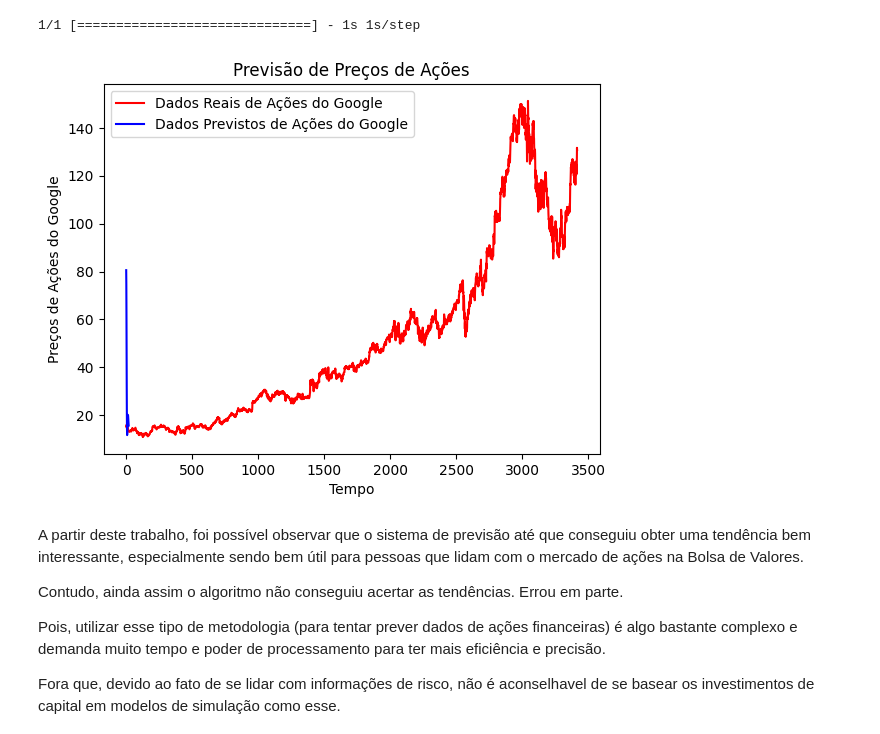
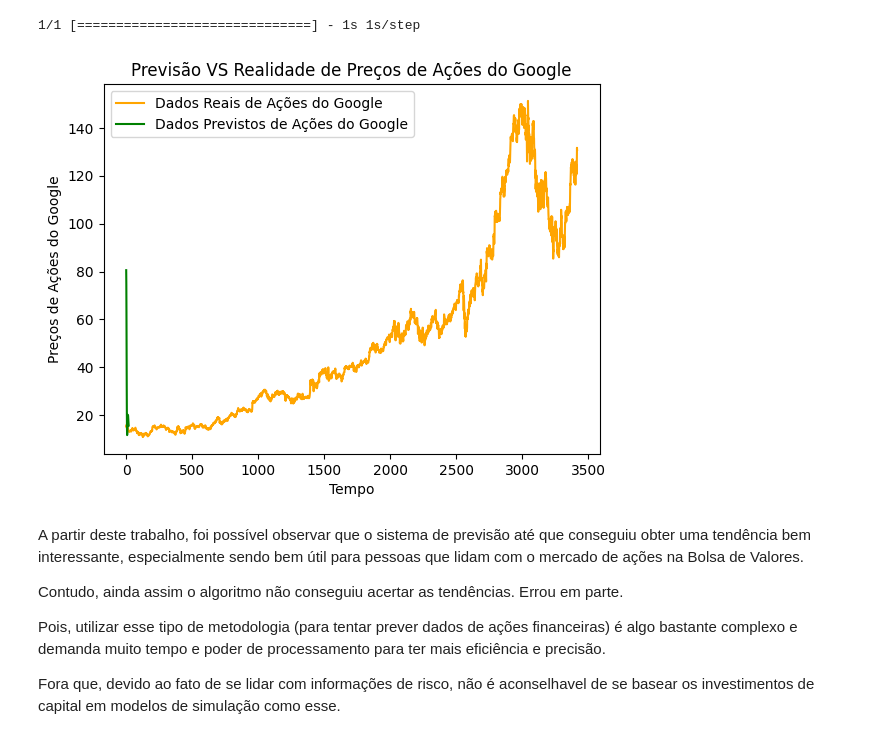
Before and after one commit to FabioPojo1987/FabioPojo1987-MVP_2_DATA_SCIENCE_PUC_RIO, a Jupyter notebook: MVP_2_DATA_SCIENCE_PUC_Rio.ipynb, the cells around one changed output. Drawn from its saved outputs; the diff is of its cells as text; code cells hidden in the pictures.

```diff
--- a/MVP_2_DATA_SCIENCE_PUC_Rio.ipynb
+++ b/MVP_2_DATA_SCIENCE_PUC_Rio.ipynb
@@ -129,15 +110,15 @@ predicted_stock_price = sc.inverse_transform(predicted_stock_price)
 1/1 [==============================] - 1s 1s/step
 # %%
 #Visualizando os Resultados
-plt.plot(real_stock_price, color = 'red', label = 'Dados Reais de Ações do Google')
-plt.plot(predicted_stock_price, color = 'blue', label = 'Dados Previstos de Ações do Google')
-plt.title('Previsão de Preços de Ações')
+plt.plot(real_stock_price, color = 'orange', label = 'Dados Reais de Ações do Google')
+plt.plot(predicted_stock_price, color = 'green', label = 'Dados Previstos de Ações do Google')
+plt.title('Previsão VS Realidade de Preços de Ações do Google')
 plt.xlabel('Tempo')
 plt.ylabel('Preços de Ações do Google')
 plt.legend()
 plt.show()
 # %% [output]
-[figure, old version]
+[figure, new version]
 # %% [markdown]
 A partir deste trabalho, foi possível observar que o sistema de previsão até que conseguiu obter uma tendência bem interessante, especialmente sendo bem útil para pessoas que lidam com o mercado de ações na Bolsa de Valores.
 
```
Also changed, not shown: parts of 1 cell of this notebook.
